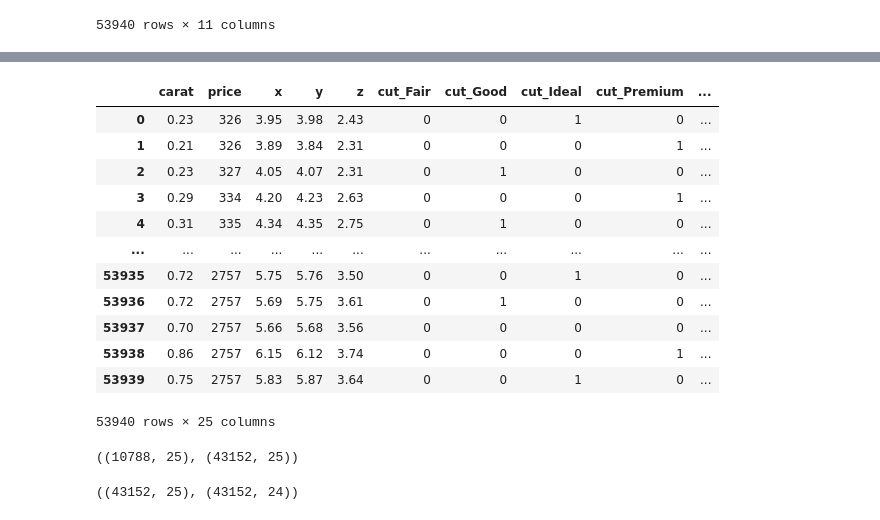
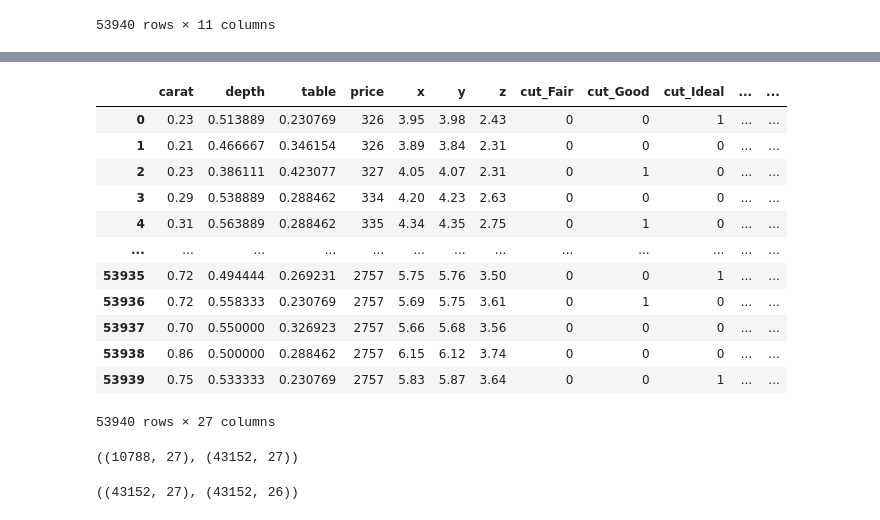
Before and after one commit to Deamon-DP/Machine-learning-projects, a Jupyter notebook: Assignment/regression/Multi.ipynb, the cells around one changed output, grey strips where cells are left out. Saved outputs shown, nothing was run; the diff lists cells and outputs as text; code cells hidden in the pictures.

```diff
--- a/Assignment/regression/Multi.ipynb
+++ b/Assignment/regression/Multi.ipynb
@@ -28,29 +34,31 @@ df
+# %%
+df["table"]=(df["table"]-df["table"].abs().min())/(df["table"].abs().max()-df["table"].abs().min())
+df["depth"]=(df["depth"]-df["depth"].abs().min())/(df["depth"].abs().max()-df["depth"].abs().min())
 # %%
 dummies=pd.get_dummies(df.loc[:,["cut","color","clarity"]])
-
 df[dummies.columns] = dummies
-df.drop(df.iloc[:,[0,2,3,4,5,6]],inplace=True, axis=1)
+df.drop(df.iloc[:,[0,2,3,4]],inplace=True, axis=1)
 df
 # %% [output]
-|  | carat | price | x | y | z | cut_Fair | cut_Good | cut_Ideal | cut_Premium | ... |
-| 0 | 0.23 | 326 | 3.95 | 3.98 | 2.43 | 0 | 0 | 1 | 0 | ... |
-| 1 | 0.21 | 326 | 3.89 | 3.84 | 2.31 | 0 | 0 | 0 | 1 | ... |
-| 2 | 0.23 | 327 | 4.05 | 4.07 | 2.31 | 0 | 1 | 0 | 0 | ... |
-| 3 | 0.29 | 334 | 4.20 | 4.23 | 2.63 | 0 | 0 | 0 | 1 | ... |
-| 4 | 0.31 | 335 | 4.34 | 4.35 | 2.75 | 0 | 1 | 0 | 0 | ... |
-| ... | ... | ... | ... | ... | ... | ... | ... | ... | ... | ... |
-| 53935 | 0.72 | 2757 | 5.75 | 5.76 | 3.50 | 0 | 0 | 1 | 0 | ... |
-| 53936 | 0.72 | 2757 | 5.69 | 5.75 | 3.61 | 0 | 1 | 0 | 0 | ... |
-| 53937 | 0.70 | 2757 | 5.66 | 5.68 | 3.56 | 0 | 0 | 0 | 0 | ... |
-| 53938 | 0.86 | 2757 | 6.15 | 6.12 | 3.74 | 0 | 0 | 0 | 1 | ... |
-| 53939 | 0.75 | 2757 | 5.83 | 5.87 | 3.64 | 0 | 0 | 1 | 0 | ... |
+|  | carat | depth | table | price | x | y | z | cut_Fair | cut_Good | cut_Ideal | ... | ... |
+| 0 | 0.23 | 0.513889 | 0.230769 | 326 | 3.95 | 3.98 | 2.43 | 0 | 0 | 1 | ... | ... |
+| 1 | 0.21 | 0.466667 | 0.346154 | 326 | 3.89 | 3.84 | 2.31 | 0 | 0 | 0 | ... | ... |
+| 2 | 0.23 | 0.386111 | 0.423077 | 327 | 4.05 | 4.07 | 2.31 | 0 | 1 | 0 | ... | ... |
+| 3 | 0.29 | 0.538889 | 0.288462 | 334 | 4.20 | 4.23 | 2.63 | 0 | 0 | 0 | ... | ... |
+| 4 | 0.31 | 0.563889 | 0.288462 | 335 | 4.34 | 4.35 | 2.75 | 0 | 1 | 0 | ... | ... |
+| ... | ... | ... | ... | ... | ... | ... | ... | ... | ... | ... | ... | ... |
+| 53935 | 0.72 | 0.494444 | 0.269231 | 2757 | 5.75 | 5.76 | 3.50 | 0 | 0 | 1 | ... | ... |
+| 53936 | 0.72 | 0.558333 | 0.230769 | 2757 | 5.69 | 5.75 | 3.61 | 0 | 1 | 0 | ... | ... |
+| 53937 | 0.70 | 0.550000 | 0.326923 | 2757 | 5.66 | 5.68 | 3.56 | 0 | 0 | 0 | ... | ... |
+| 53938 | 0.86 | 0.500000 | 0.288462 | 2757 | 6.15 | 6.12 | 3.74 | 0 | 0 | 0 | ... | ... |
+| 53939 | 0.75 | 0.533333 | 0.230769 | 2757 | 5.83 | 5.87 | 3.64 | 0 | 0 | 1 | ... | ... |
-53940 rows × 25 columns
+53940 rows × 27 columns
 # %%
 train=df.sample(frac=0.8)
 test=df.drop(train.index)
 test.shape,train.shape
 # %% [output]
-((10788, 25), (43152, 25))
+((10788, 27), (43152, 27))
 # %%
 trainy=train["price"].to_numpy()
 trainx=train.drop(["price"],axis=1)
@@ -63,4 +71,4 @@ testx.shape,testy.shape,trainx.shape[0]
 
 train.shape,trainx.shape
 # %% [output]
-((43152, 25), (43152, 24))
+((43152, 27), (43152, 26))
```
Also changed, not shown: parts of 13 cells of this notebook, 10 other files.
